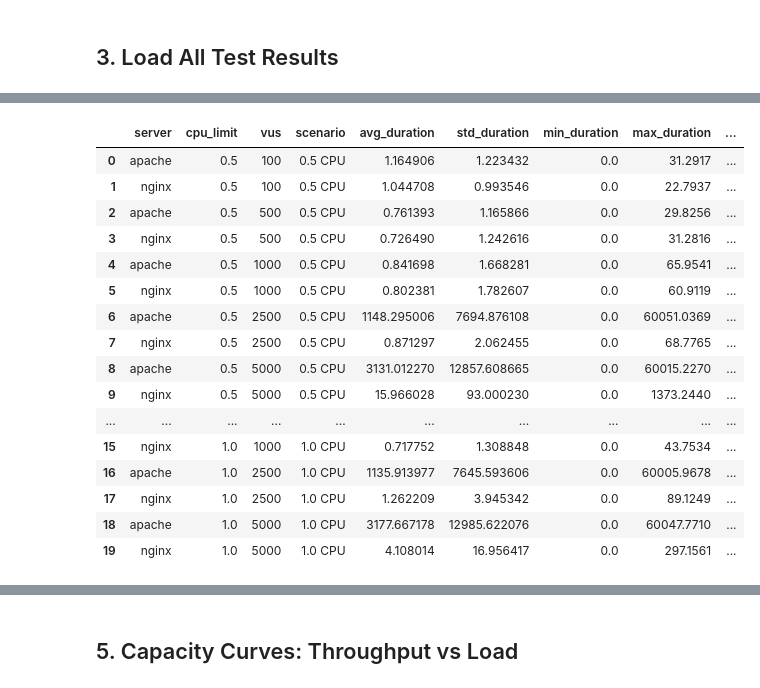
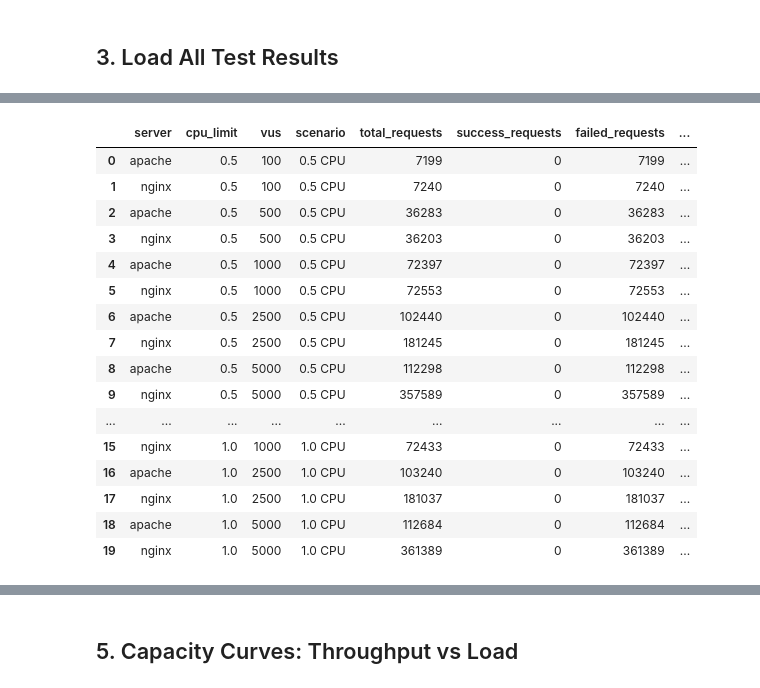
Before and after one commit to lemasc/ait-nao-docker, a Jupyter notebook: http/performance_analysis.ipynb, the cells around one changed output, grey strips where cells are left out. Saved outputs shown, nothing was run; the diff lists cells and outputs as text; code cells hidden in the pictures.

```diff
--- a/http/performance_analysis.ipynb
+++ b/http/performance_analysis.ipynb
@@ -165,32 +165,42 @@ for cpu_scenario in cpu_scenarios:
                     df_raw = load_k6_csv(csv_file)
 
                     # Extract http_req_duration measurements (individual request response times)
-                    duration_data = df_raw[df_raw['metric_name'] == 'http_req_duration']['metric_value']
+                    duration_data = df_raw[df_raw['metric_name'] == 'http_req_duration']
+
+                    success_duration_data = duration_data[duration_data["status"] == 200]
 
                     # Extract http_req_failed measurements (for error rate)
-                    failed_data = df_raw[df_raw['metric_name'] == 'http_req_failed']['metric_value']
+                    failed_data = df_raw[df_raw['metric_name'] == 'http_req_failed']
 
                     # Calculate test duration (max timestamp - min timestamp)
                     test_duration = (df_raw['timestamp'].max() - df_raw['timestamp'].min()).total_seconds()
 
+                    total_requests = len(duration_data['metric_value'])
+                    failed_requests = len(failed_data['metric_value'])
+
                     # Calculate statistics from raw measurements
-                    if len(duration_data) > 0:
+                    if len(duration_data["metric_value"]) > 0:
                         metrics = {
                             'server': server,
                             'cpu_limit': cpu_limit,
                             'vus': vus,
                             'scenario': f'{cpu_limit} CPU',
-                            'avg_duration': duration_data.mean(),
-                            'std_duration': duration_data.std(),
-                            'min_duration': duration_data.min(),
-                            'max_duration': duration_data.max(),
-                            'med_duration': duration_data.median(),
-                            'p90_duration': duration_data.quantile(0.90),
-                            'p95_duration': duration_data.quantile(0.95),
-                            'p99_duration': duration_data.quantile(0.99),
-                            'total_requests': len(duration_data),
-                            'throughput': len(duration_data) / test_duration if test_duration > 0 else 0,
-                            'error_rate': (failed_data.sum() / len(failed_data) * 100) if len(failed_data) > 0 else 0,
+                            'total_requests': total_requests,
+                            "success_requests": total_requests - failed_requests,
+                            "failed_requests": failed_requests,
+                            # 'mean_duration': duration_data["metric_value"].mean(),
+                            # 'std_duration': duration_data["metric_value"].std(),
+                            "mean_success_requests": success_duration_data["metric_value"].mean(),
+                            "std_success_requests": success_duration_data["metric_value"].std(),
+                            # 'min_duration': duration_data.min(),
+                            # 'max_duration': duration_data.max(),
+                            # 'med_duration': duration_data.median(),
+                            # 'p90_duration': duration_data.quantile(0.90),
+                            # 'p95_duration': duration_data.quantile(0.95),
+                            # 'p99_duration': duration_data.quantile(0.99),
+                            # "success_requests": len()
+                            # 'throughput': len(duration_data) / test_duration if test_duration > 0 else 0,
+                            # 'error_rate': (failed_data.sum() / len(failed_data) * 100) if len(failed_data) > 0 else 0,
                         }
                         all_results.append(metrics)
 
@@ -209,8 +219,8 @@ print(f"\nData shape: {df_results.shape}")
 print(f"\nSample statistics (first test):")
 if len(df_results) > 0:
     print(f"  - Requests measured: {df_results.iloc[0]['total_requests']:.0f}")
-    print(f"  - Avg duration: {df_results.iloc[0]['avg_duration']:.3f} ms (±{df_results.iloc[0]['std_duration']:.3f})")
-    print(f"  - P95 duration: {df_results.iloc[0]['p95_duration']:.3f} ms")
+    # print(f"  - Avg duration: {df_results.iloc[0]['avg_duration']:.3f} ms (±{df_results.iloc[0]['std_duration']:.3f})")
+    # print(f"  - P95 duration: {df_results.iloc[0]['p95_duration']:.3f} ms")
 print()
 df_results
 # %% [output]
@@ -227,17 +235,17 @@ Sample statistics (first test):
-|  | server | cpu_limit | vus | scenario | avg_duration | std_duration | min_duration | max_duration | ... |
-| 0 | apache | 0.5 | 100 | 0.5 CPU | 1.164906 | 1.223432 | 0.0 | 31.2917 | ... |
-| 1 | nginx | 0.5 | 100 | 0.5 CPU | 1.044708 | 0.993546 | 0.0 | 22.7937 | ... |
-| 2 | apache | 0.5 | 500 | 0.5 CPU | 0.761393 | 1.165866 | 0.0 | 29.8256 | ... |
-| 3 | nginx | 0.5 | 500 | 0.5 CPU | 0.726490 | 1.242616 | 0.0 | 31.2816 | ... |
-| 4 | apache | 0.5 | 1000 | 0.5 CPU | 0.841698 | 1.668281 | 0.0 | 65.9541 | ... |
-| 5 | nginx | 0.5 | 1000 | 0.5 CPU | 0.802381 | 1.782607 | 0.0 | 60.9119 | ... |
-| 6 | apache | 0.5 | 2500 | 0.5 CPU | 1148.295006 | 7694.876108 | 0.0 | 60051.0369 | ... |
-| 7 | nginx | 0.5 | 2500 | 0.5 CPU | 0.871297 | 2.062455 | 0.0 | 68.7765 | ... |
-| 8 | apache | 0.5 | 5000 | 0.5 CPU | 3131.012270 | 12857.608665 | 0.0 | 60015.2270 | ... |
-| 9 | nginx | 0.5 | 5000 | 0.5 CPU | 15.966028 | 93.000230 | 0.0 | 1373.2440 | ... |
-| ... | ... | ... | ... | ... | ... | ... | ... | ... | ... |
-| 15 | nginx | 1.0 | 1000 | 1.0 CPU | 0.717752 | 1.308848 | 0.0 | 43.7534 | ... |
-| 16 | apache | 1.0 | 2500 | 1.0 CPU | 1135.913977 | 7645.593606 | 0.0 | 60005.9678 | ... |
-| 17 | nginx | 1.0 | 2500 | 1.0 CPU | 1.262209 | 3.945342 | 0.0 | 89.1249 | ... |
-| 18 | apache | 1.0 | 5000 | 1.0 CPU | 3177.667178 | 12985.622076 | 0.0 | 60047.7710 | ... |
-| 19 | nginx | 1.0 | 5000 | 1.0 CPU | 4.108014 | 16.956417 | 0.0 | 297.1561 | ... |
+|  | server | cpu_limit | vus | scenario | total_requests | success_requests | failed_requests | ... |
+| 0 | apache | 0.5 | 100 | 0.5 CPU | 7199 | 0 | 7199 | ... |
+| 1 | nginx | 0.5 | 100 | 0.5 CPU | 7240 | 0 | 7240 | ... |
+| 2 | apache | 0.5 | 500 | 0.5 CPU | 36283 | 0 | 36283 | ... |
+| 3 | nginx | 0.5 | 500 | 0.5 CPU | 36203 | 0 | 36203 | ... |
+| 4 | apache | 0.5 | 1000 | 0.5 CPU | 72397 | 0 | 72397 | ... |
+| 5 | nginx | 0.5 | 1000 | 0.5 CPU | 72553 | 0 | 72553 | ... |
+| 6 | apache | 0.5 | 2500 | 0.5 CPU | 102440 | 0 | 102440 | ... |
+| 7 | nginx | 0.5 | 2500 | 0.5 CPU | 181245 | 0 | 181245 | ... |
+| 8 | apache | 0.5 | 5000 | 0.5 CPU | 112298 | 0 | 112298 | ... |
+| 9 | nginx | 0.5 | 5000 | 0.5 CPU | 357589 | 0 | 357589 | ... |
+| ... | ... | ... | ... | ... | ... | ... | ... | ... |
+| 15 | nginx | 1.0 | 1000 | 1.0 CPU | 72433 | 0 | 72433 | ... |
+| 16 | apache | 1.0 | 2500 | 1.0 CPU | 103240 | 0 | 103240 | ... |
+| 17 | nginx | 1.0 | 2500 | 1.0 CPU | 181037 | 0 | 181037 | ... |
+| 18 | apache | 1.0 | 5000 | 1.0 CPU | 112684 | 0 | 112684 | ... |
+| 19 | nginx | 1.0 | 5000 | 1.0 CPU | 361389 | 0 | 361389 | ... |
```
Also changed, not shown: parts of 30 cells of this notebook.
